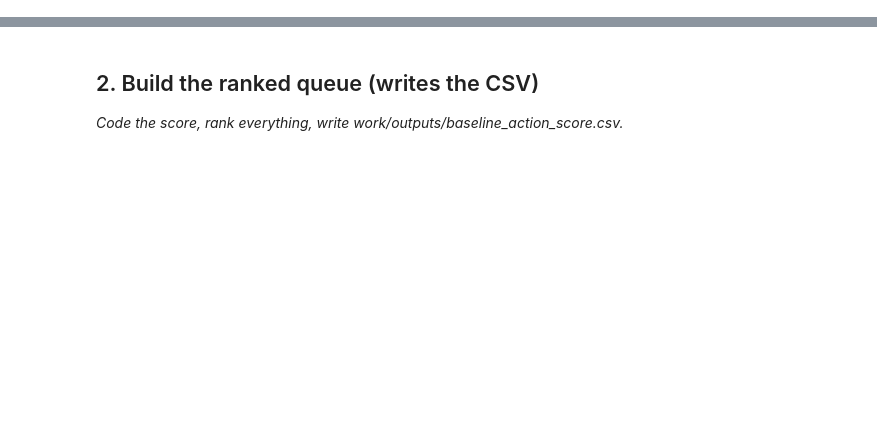
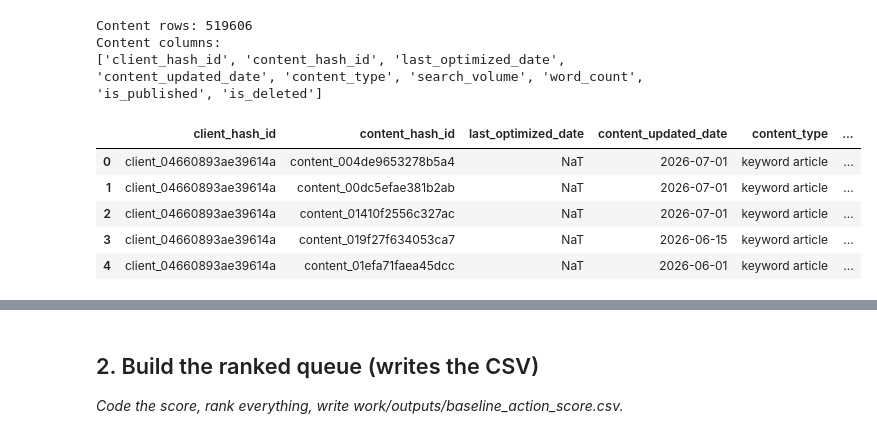
Before and after one commit to karishmaram-tech/flyrank-ml-internship, a Jupyter notebook: work/notebooks/w04_baseline_score.ipynb, the cells around one changed output, grey strips where cells are left out. Cells and saved outputs as stored; diff of their text form; code cells hidden in the pictures; blank space fills up the shorter version.

```diff
--- a/work/notebooks/w04_baseline_score.ipynb
+++ b/work/notebooks/w04_baseline_score.ipynb
@@ -15,0 +107,36 @@ This skeleton is yours to fill. Work the sections **in order** — each one has
+# %%
+# ==========================================
+# Load content metadata
+# ==========================================
+
+content = con.sql(f"""
+    SELECT
+        client_hash_id,
+        content_hash_id,
+        last_optimized_date,
+        content_updated_date,
+        content_type,
+        search_volume,
+        word_count,
+        is_published,
+        is_deleted
+    FROM read_parquet(
+        '{REL}/dim_content.parquet'
+    )
+""").df()
+
+print("Content rows:", len(content))
+print("Content columns:")
+print(content.columns.tolist())
+
+display(content.head())
+# %% [output]
+Content rows: 519606
+Content columns:
+['client_hash_id', 'content_hash_id', 'last_optimized_date', 'content_updated_date', 'content_type', 'search_volume', 'word_count', 'is_published', 'is_deleted']
+|  | client_hash_id | content_hash_id | last_optimized_date | content_updated_date | content_type | ... |
+| 0 | client_04660893ae39614a | content_004de9653278b5a4 | NaT | 2026-07-01 | keyword article | ... |
+| 1 | client_04660893ae39614a | content_00dc5efae381b2ab | NaT | 2026-07-01 | keyword article | ... |
+| 2 | client_04660893ae39614a | content_01410f2556c327ac | NaT | 2026-07-01 | keyword article | ... |
+| 3 | client_04660893ae39614a | content_019f27f634053ca7 | NaT | 2026-06-15 | keyword article | ... |
+| 4 | client_04660893ae39614a | content_01efa71faea45dcc | NaT | 2026-06-01 | keyword article | ... |
```
Also changed, not shown: parts of 23 cells of this notebook.
